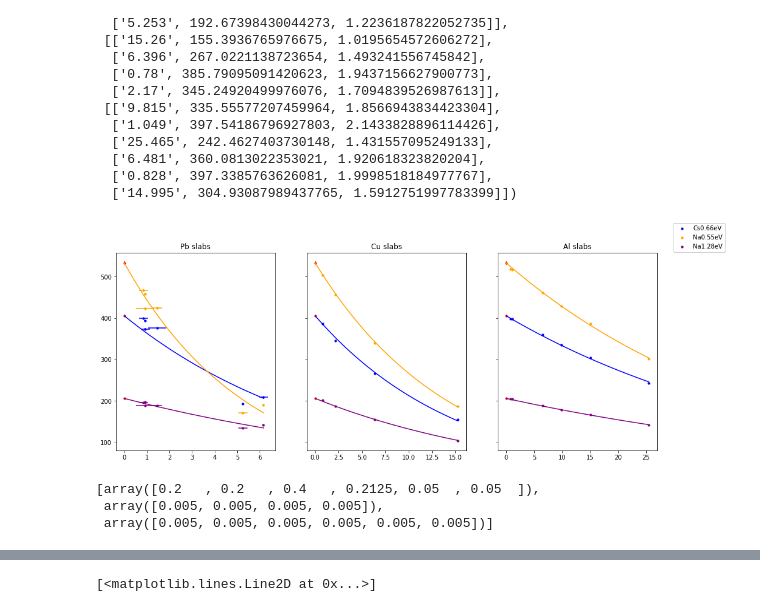
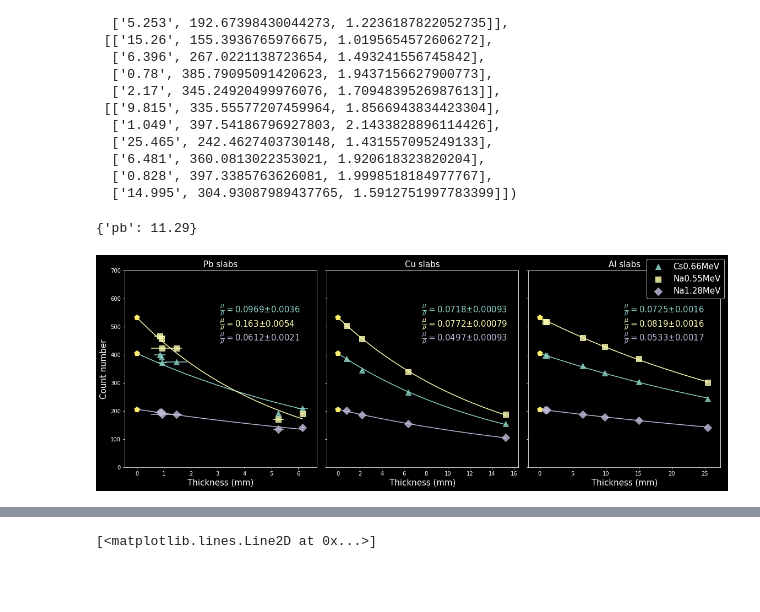
Before and after one commit to Wendywanw/111-labs, a Jupyter notebook: GMA/Wendy&Yilun/Absorption(9)/Absorption.ipynb, the cells around one changed output, grey strips where cells are left out. Saved outputs shown, nothing was run; the diff lists cells and outputs as text; code cells hidden in the pictures; blank space fills up the shorter version.

Commit message:
final version with plots

```diff
--- a/GMA/Wendy&Yilun/Absorption(9)/Absorption.ipynb
+++ b/GMA/Wendy&Yilun/Absorption(9)/Absorption.ipynb
@@ -541,11 +541,19 @@ paras
   ['6.481', 360.0813022353021, 1.920618323820204],
   ['0.828', 397.3385763626081, 1.9998518184977767],
   ['14.995', 304.93087989437765, 1.5912751997783399]])
+# %%
+density
+# %% [output]
+{'pb': 11.29}
 # %%
+plt.style.use('dark_background')
 fig, axs =  plt.subplots(1,3,figsize = (16,6),sharey = True)
 
 slabs = ['Pb','Cu','Al']
-peaks = ['Cs0.66eV','Na0.55eV', 'Na1.28eV']
+peaks = ['Cs0.66MeV','Na0.55MeV', 'Na1.28MeV']
+density = {'Pb':11.29,'Al':2.7,'Cu':8.96}
+markers = {'Cs0':'^','Na0':'s','Na1':'D'}
+
 cs = extract(peaks_cs,errs_cs)
 na1 = extract(peaks_na1,errs_na1)
 na2 = extract(peaks_na2,errs_na2)
@@ -563,7 +571,7 @@ len_err = [len_err_pb,len_err_cu,len_err_al]
 
 iall = [paras_emp_cs[2],paras_emp_na1[2],paras_emp_na2[2]]
 ierrall = [errs_emp_cs[2],errs_emp_na1[2],errs_emp_na2[2]]
-color = ['blue','orange','purple']
+color = ['#8dd3c7','#feffb3','#bfbbd9','#fa8174','#81b1d2','#fdb462','#b3de69','#bc82bd','#ccebc4','#ffed6f']
 
 # mu = []
 # mue = []
@@ -574,49 +582,55 @@ p0 = [[1.1031683792936817,1.8415294905494333,0.9289869930234624],
 
 for j in range(len(a)): #plot number, the slabs
 # if True:
 #     j=2
     mu1 = []
     mue1 = []
     for i,paras in enumerate((a)): #curve number, the sources
     #         print(i)
         dat = np.array(paras[j],dtype = float)
 #         print(dat)
         p00 = p0[j][i]
         emp = iall[i]
         emp_err = ierrall[i]
         len_err_ = len_err[j]
     #         print(dat)
     #         print(len(len_err_),len(dat))
 
 
-        muu, mu_err = fit_intensity(emp,emp_err,dat,len_err_,1000,p00)
+        muu, mu_err = fit_intensity(emp,emp_err,dat,len_err_,100,p00)
 #         print(muu)
     #     print(dat,color[i],muu)
-    #         mu1 +=[muu]
-    #         mue1 +=[mu_err]
-        axs[j].scatter(0,emp,c = 'r',s=10)
-        axs[j].scatter(dat[:,0],dat[:,1],c = color[i],label = peaks[i],s = 10)
+
+        axs[j].scatter(0,emp,color = color[-1],s=100,marker = 'p')
+        axs[j].scatter(dat[:,0],dat[:,1],color = color[i],label = peaks[i],s = 100,marker = markers[peaks[i][:3]],alpha = 0.8)
 
         xx = np.linspace(0,max(dat[:,0]/10),100)
-        axs[j].plot(xx*10,intensity(xx,muu,emp),c = color[i])
-        axs[j].set_title('{} slabs'.format(slabs[j]))
-        axs[j].errorbar(0,emp,emp_err,c = 'r')
-#         print()
+
+        axs[j].set_title('{} slabs'.format(slabs[j]),fontsize = 15)
+
+        axs[j].plot(xx*10,intensity(xx,muu,emp),c = color[i],zorder = -1)
+        axs[j].errorbar(0,emp,emp_err,c = color[-1])
         axs[j].errorbar(dat[:,0],dat[:,1],dat[:,2],len_err_,ls = 'none',c = color[i])
-#         axs[j].legend()
-
+#
+        mmu = muu/density[slabs[j]]
+        mmu_err = mu_err/density[slabs[j]]
+        axs[j].text(max(dat[:,0])/2,(550-i*50),
+                    (r"$\frac{\mu}{\rho} =$"+'{:.3g}'.format(mmu)+r'$\pm$'+'{:.2g}'.format(mmu_err)),
+                    color = color[i],fontsize = 15)
+#
+        axs[j].set_xlabel('Thickness (mm)',fontsize = 15)
+        axs[j].set_ylim(0,700)
+        mu1 +=[muu]
+        mue1 +=[mu_err]
+    axs[0].set_ylabel('Count number',fontsize = 15)
     handles, labels = axs[j].get_legend_handles_labels()
-    fig.legend(handles, labels, loc='upper right')
+    fig.legend(handles, labels, loc='upper right',fontsize = 15)
+    plt.tight_layout()
+#     plt.grid()
     #     mu += [mu1]
     #     mue +=[mue1]
 
 #     plt.plot(np.linspace(min(pb[:,0]),max(pb[:,0]),100)
 #              ,intensity1(np.linspace(min(pb[:,0]),max(pb[:,0]),100),mu,paras_emp_cs[2]))
 # %% [output]
-[figure, old version]
+[figure, new version]
-# %%
-len_err
-# %% [output]
-[array([0.2   , 0.2   , 0.4   , 0.2125, 0.05  , 0.05  ]),
- array([0.005, 0.005, 0.005, 0.005]),
- array([0.005, 0.005, 0.005, 0.005, 0.005, 0.005])]
```
Also changed, not shown: parts of 1 cell of this notebook.
